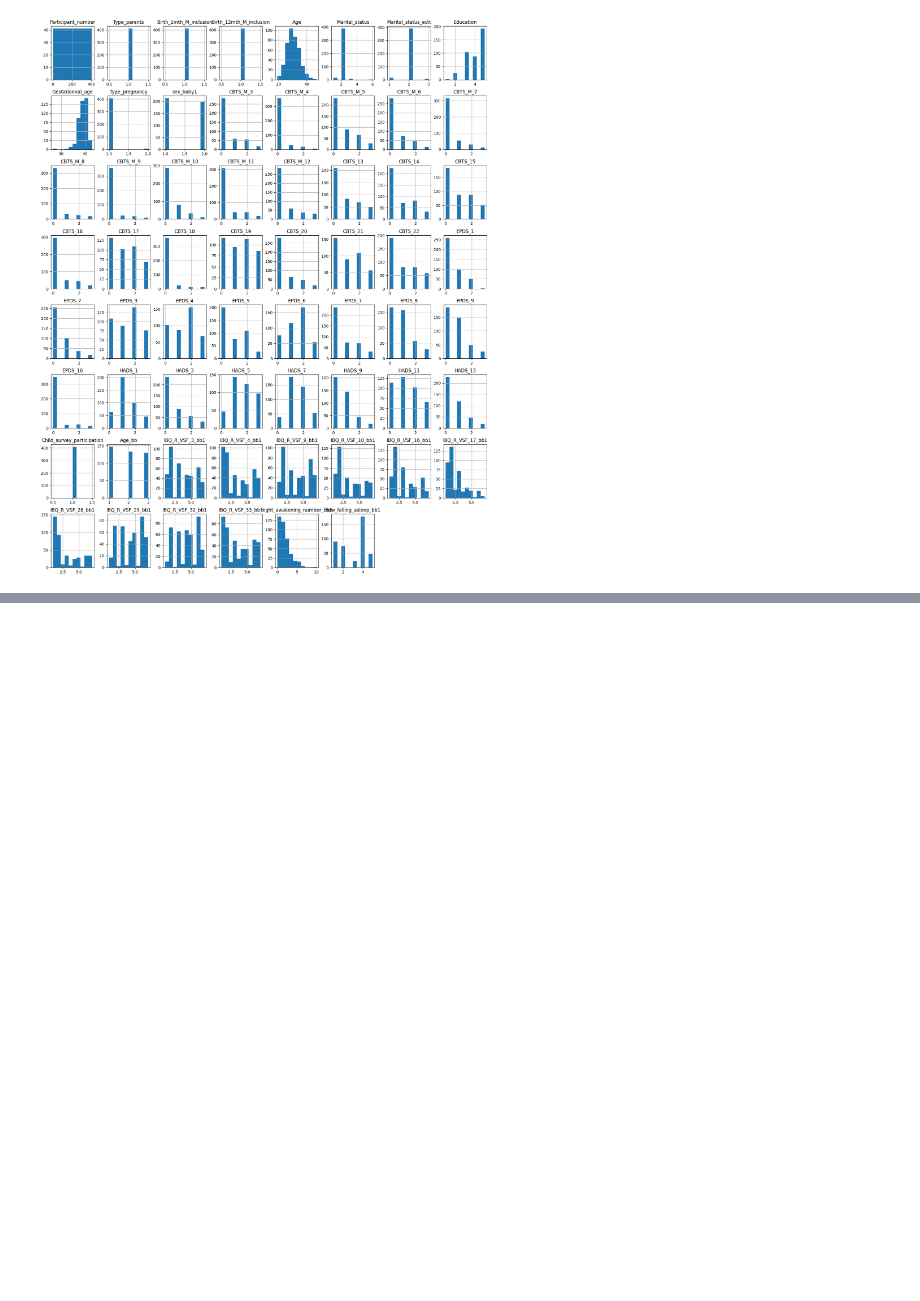
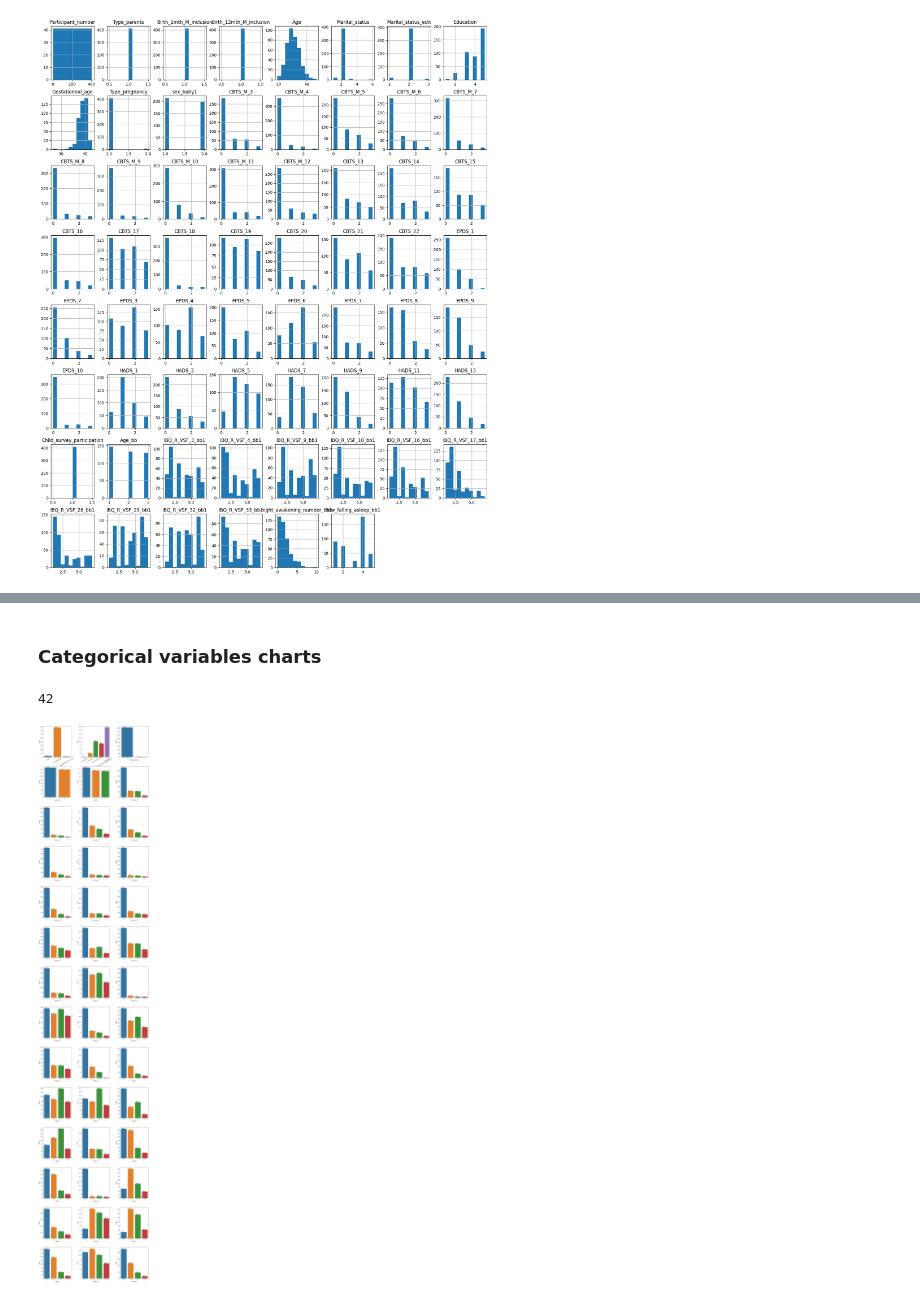
Before and after one commit to DRPwgu/maternal_health_on_infant_sleep, a Jupyter notebook: Data Exploration.ipynb, the cells around one changed output, grey strips where cells are left out. Drawn from its saved outputs; the diff is of its cells as text; code cells hidden in the pictures; blank space fills up the shorter version.

```diff
--- a/Data Exploration.ipynb
+++ b/Data Exploration.ipynb
@@ -320,12 +199,0 @@ len(cat_column_list)
-# %%
-fig, ax = plt.subplots(nrows = 14, ncols = 3, figsize =(15,70))
-fig.tight_layout(pad=6.0)
-i = 0
-for row in range(21):
-    for col in range(2):
-        g = sns.countplot(x=cat_column_list[i], data=df_data, ax = ax[row,col]);
-        g.set_xticklabels(g.get_xticklabels(), rotation=30)
-        for p in g.patches:
-            g.annotate('{:.0f}'.format(p.get_height()), (p.get_x()+0.15, p.get_height()+0.05))
-        i += 1
-plt.show()
@@ -336,0 +261,6 @@ temp
+# %%
+df_data.sex_baby1 = df_data.sex_baby1.replace({1: 'girl', 2: 'boy'})
+# %%
+# Renaming a single column
+df_data = df_data.rename(columns={'Marital_status_edit': 'Marital_status',
+                                 'sex_baby1': 'Sex'})
@@ -336,0 +313,27 @@ temp
+# %% [markdown]
+### Categorical variables charts
+# %%
+cat_column_list = ['Marital_status_edit', 'Education', 'Type_pregnancy', 'sex_baby1', 'Age_bb',
+            'CBTS_M_3', 'CBTS_M_4', 'CBTS_M_5', 'CBTS_M_6', 'CBTS_M_7', 'CBTS_M_8', 'CBTS_M_9',
+            'CBTS_M_10', 'CBTS_M_11', 'CBTS_M_12', 'CBTS_13', 'CBTS_14', 'CBTS_15', 'CBTS_16',
+            'CBTS_17', 'CBTS_18', 'CBTS_19', 'CBTS_20', 'CBTS_21', 'CBTS_22',
+            'EPDS_1', 'EPDS_2', 'EPDS_3', 'EPDS_4', 'EPDS_5', 'EPDS_6', 'EPDS_7',
+            'EPDS_8', 'EPDS_9', 'EPDS_10', 'HADS_1', 'HADS_3', 'HADS_5', 'HADS_7',
+            'HADS_9', 'HADS_11', 'HADS_13']
+len(cat_column_list)
+# %% [output]
+42
+# %%
+fig, ax = plt.subplots(nrows = 14, ncols = 3, figsize =(15,70))
+fig.tight_layout(pad=6.0)
+i = 0
+for row in range(14):
+    for col in range(3):
+        g = sns.countplot(x=cat_column_list[i], data=df_data, ax = ax[row,col]);
+        g.set_xticklabels(g.get_xticklabels(), rotation=30)
+        for p in g.patches:
+            g.annotate('{:.0f}'.format(p.get_height()), (p.get_x()+0.15, p.get_height()+0.05))
+        i += 1
+plt.show()
+# %% [output]
+[figure, added]
```
Also changed, not shown: parts of 41 cells of this notebook.
